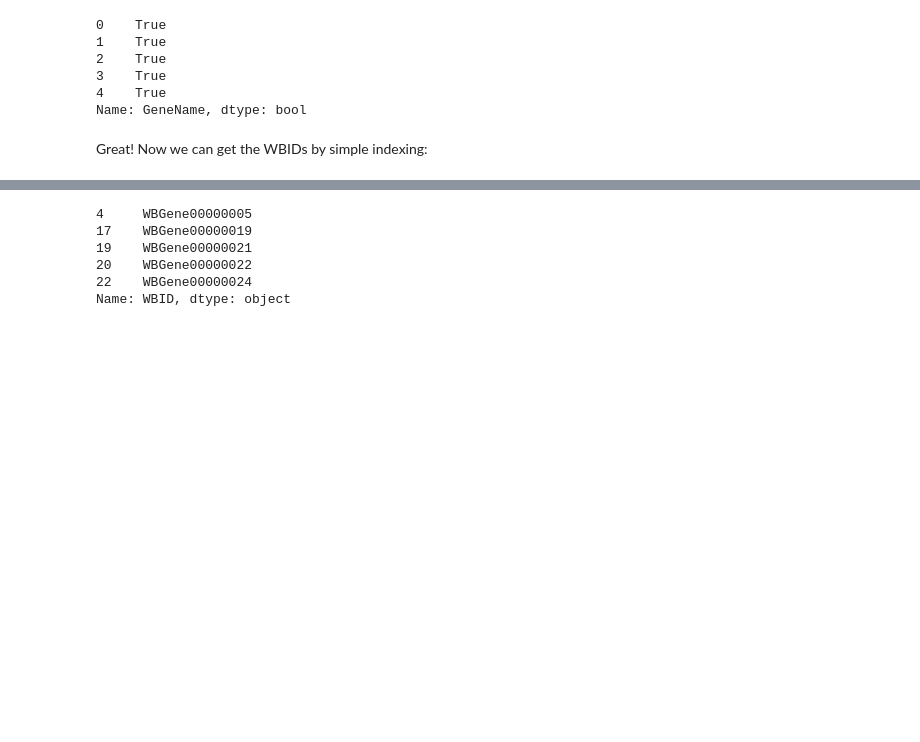
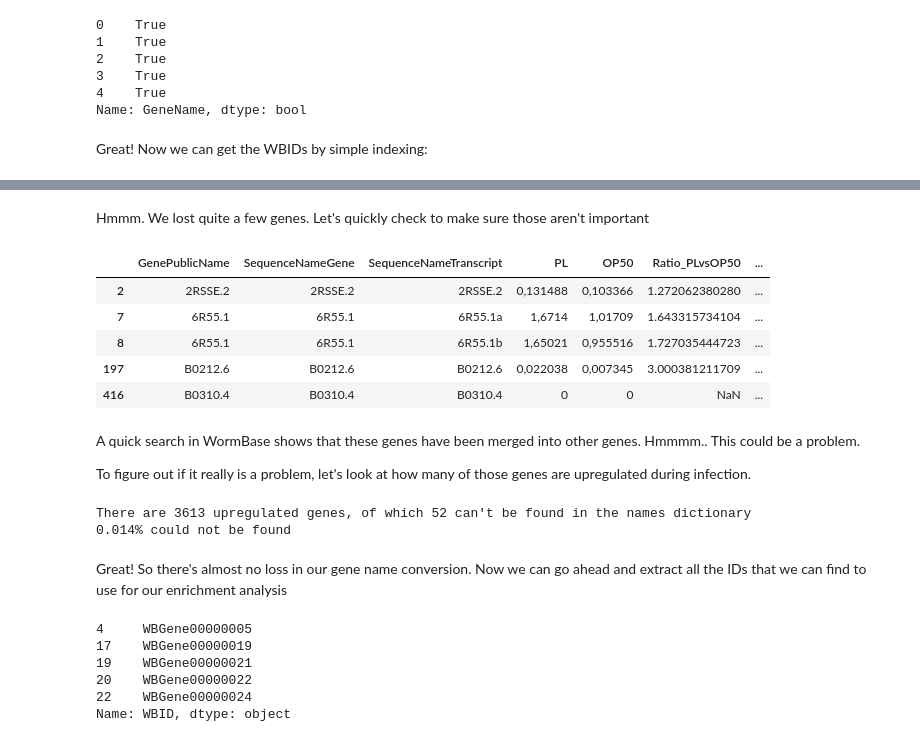
Before and after one commit to dangeles/WormFiles, a Jupyter notebook: hgf_benchmarking/src/TEA Tutorial.ipynb, the cells around one changed output, grey strips where cells are left out. Cells and saved outputs as stored; diff of their text form; code cells hidden in the pictures; blank space fills up the shorter version.

```diff
--- a/hgf_benchmarking/src/TEA Tutorial.ipynb
+++ b/hgf_benchmarking/src/TEA Tutorial.ipynb
@@ -146,3 +146,31 @@ Great! Now we are almost ready to do the analysis, but we should remember one mo
+# %% [markdown]
+Hmmm. We lost quite a few genes. Let's quickly check to make sure those aren't important
+# %%
+not_found= dfLum[~dfLum.SequenceNameGene.isin(names[translate].GeneName)]
+not_found.head()
+# %% [output]
+|  | GenePublicName | SequenceNameGene | SequenceNameTranscript | PL | OP50 | Ratio_PLvsOP50 | ... |
+| 2 | 2RSSE.2 | 2RSSE.2 | 2RSSE.2 | 0,131488 | 0,103366 | 1.272062380280 | ... |
+| 7 | 6R55.1 | 6R55.1 | 6R55.1a | 1,6714 | 1,01709 | 1.643315734104 | ... |
+| 8 | 6R55.1 | 6R55.1 | 6R55.1b | 1,65021 | 0,955516 | 1.727035444723 | ... |
+| 197 | B0212.6 | B0212.6 | B0212.6 | 0,022038 | 0,007345 | 3.000381211709 | ... |
+| 416 | B0310.4 | B0310.4 | B0310.4 | 0 | 0 | NaN | ... |
+# %% [markdown]
+A quick search in WormBase shows that these genes have been merged into other genes. Hmmmm.. This could be a problem.
+
+To figure out if it really is a problem, let's look at how many of those genes are upregulated during infection.
+# %%
+print('There are {0} upregulated genes, of which {1} can\'t be found in the names dictionary'.format(
+      dfLum[dfLum.Infection_upregulated == 1].shape[0], not_found[not_found.Infection_upregulated == 1].shape[0]))
+
+
+print('{0:.2}% could not be found'.format(
+        not_found[not_found.Infection_upregulated == 1].shape[0]/dfLum[dfLum.Infection_upregulated == 1].shape[0]))
+# %% [output]
+There are 3613 upregulated genes, of which 52 can't be found in the names dictionary
+0.014% could not be found
+# %% [markdown]
+Great! So there's almost no loss in our gene name conversion. Now we can go ahead and extract all the IDs that we can find to use for our enrichment analysis
 # %%
 translate= g(dfLum[dfLum.Infection_upregulated == 1]['SequenceNameGene'])
 wbids= names[translate].WBID
```
Also changed, not shown: parts of 8 cells of this notebook.
